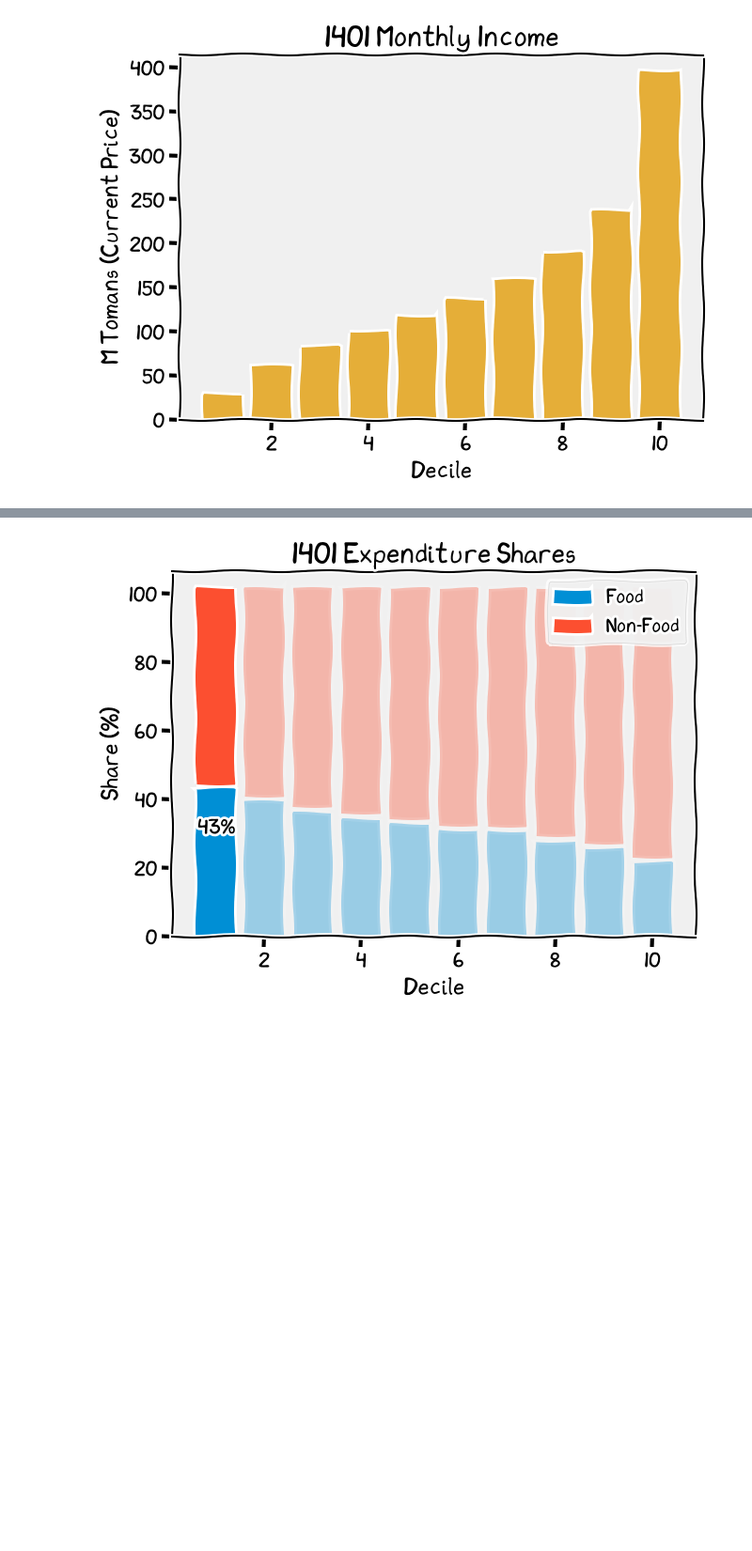
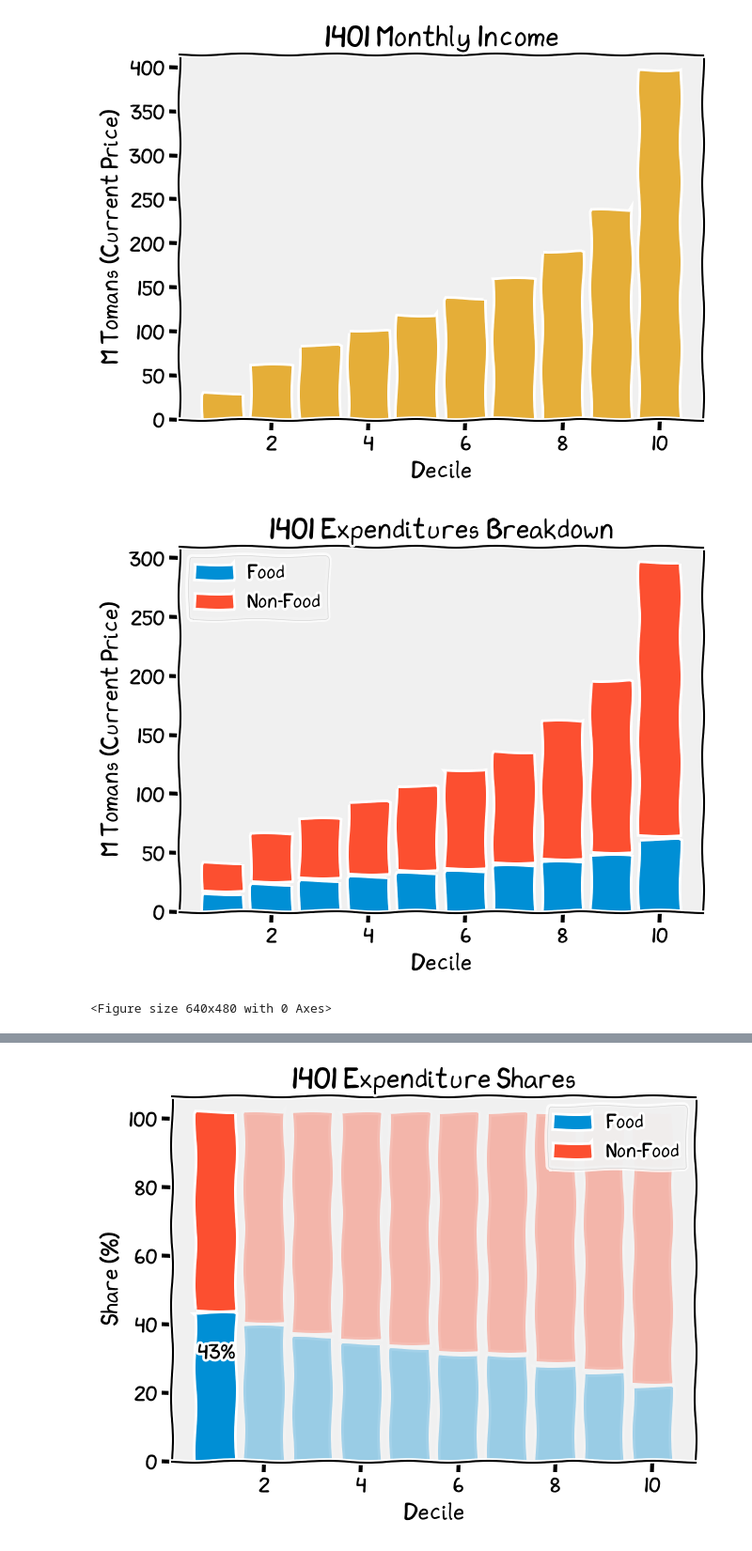
Before and after one commit to Choraz/videos, a Jupyter notebook: 1402/1_maslow/part2_iran.ipynb, the cells around one changed output, grey strips where cells are left out. Shown at 94% size. Saved outputs shown, nothing was run; the diff lists cells and outputs as text; code cells hidden in the pictures; blank space fills up the shorter version.

```diff
--- a/1402/1_maslow/part2_iran.ipynb
+++ b/1402/1_maslow/part2_iran.ipynb
@@ -53,18 +59,21 @@ Text(0, 0.5, 'M Tomans (Current Price)')
 [figure]
 # %%
 
-for year in range(1383, 1402):
+for year in range(1401, 1402):
     plot_data = create_data(year)
     fig, ax = plt.subplots()
     dist = plot_data["Total"].max() / 120
     ax.bar(x=plot_data.index, height=plot_data["Food"] - dist, label="Food")
     ax.bar(x=plot_data.index, height=plot_data["NonFood"], bottom=plot_data["Food"] + dist, label="Non-Food")
 
     ax.set_title(f"{year} Expenditures Breakdown")
     ax.set_xlabel("Decile")
     ax.set_ylabel("M Tomans (Current Price)")
     ax.legend()
 
     display(fig)
     fig.clear()
+# %% [output]
+[figure, added]
+<Figure size 640x480 with 0 Axes>
 # %%
```
Also changed, not shown: parts of 7 cells of this notebook, 3 other files.
